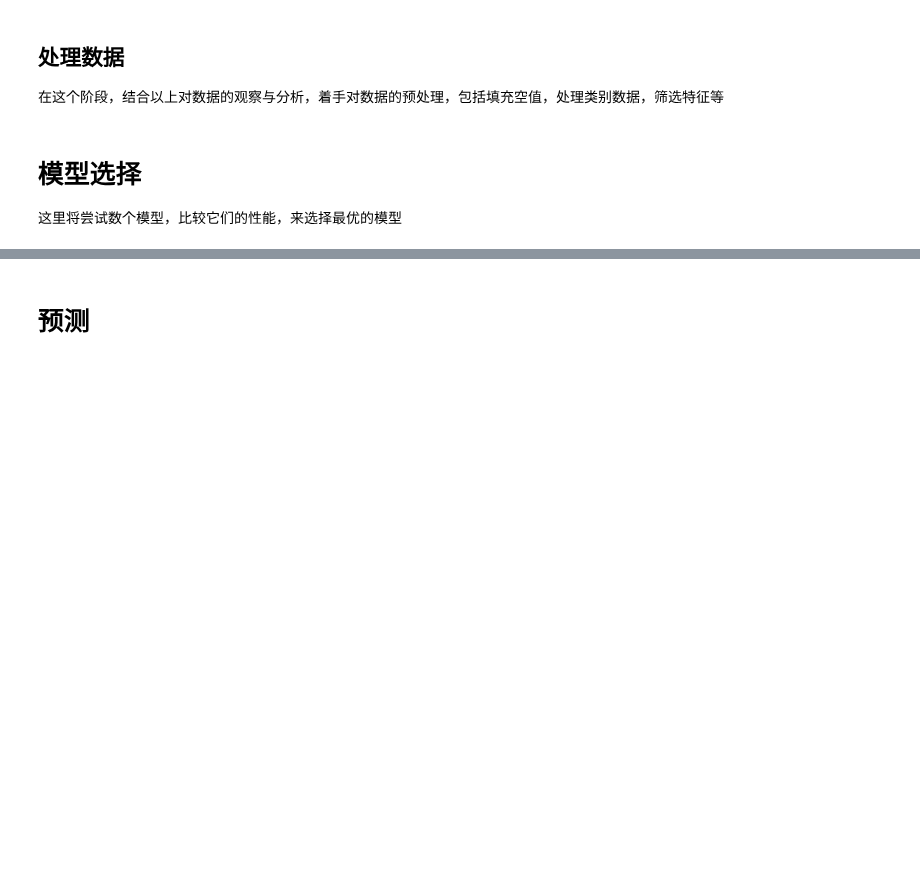
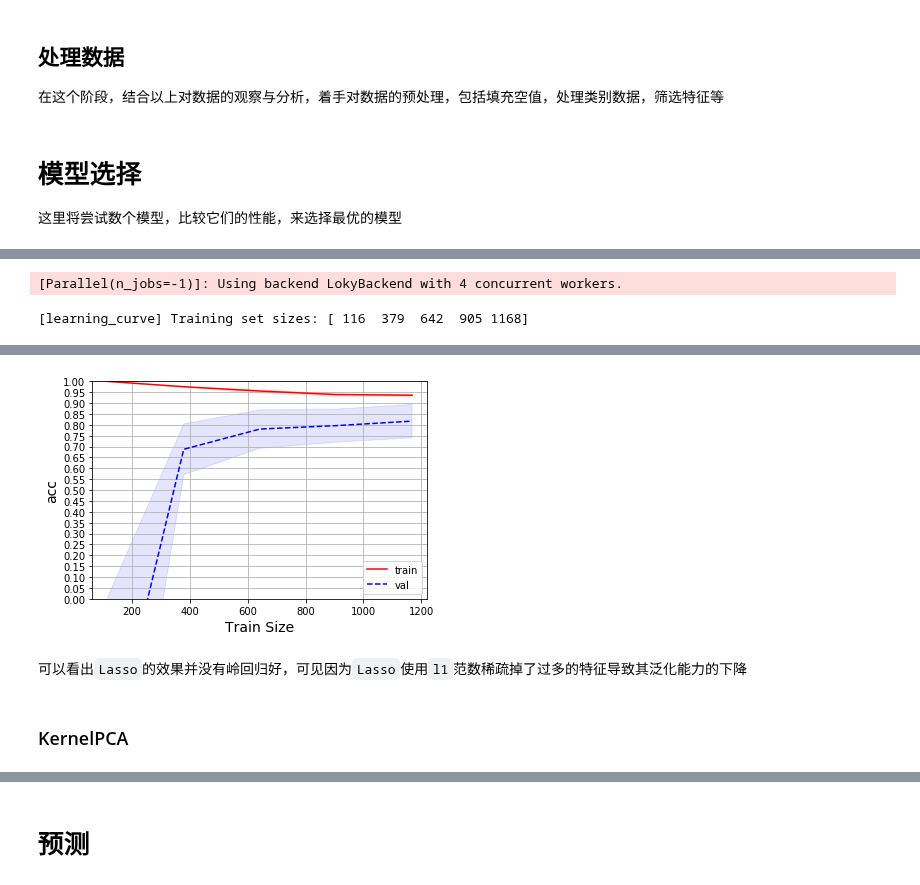
Before and after one commit to coldJune/machineLearning, a Jupyter notebook: kaggle/Predict House Prices.ipynb, the cells around one changed output, grey strips where cells are left out. Saved outputs shown, nothing was run; the diff lists cells and outputs as text; code cells hidden in the pictures; blank space fills up the shorter version.

```diff
--- a/kaggle/Predict House Prices.ipynb
+++ b/kaggle/Predict House Prices.ipynb
@@ -193,0 +273,7 @@ x_train = full_pipeline.fit_transform(x_train)
+# %%
+from sklearn.linear_model import Lasso
+lasso = Lasso(alpha=0.1)
+lasso_pred = cross_val_predict(lasso, x_train, y_train,
+                               cv=3, verbose=True, n_jobs=-1)
+lasso_mse = mean_squared_error(lasso_pred, y_train)
+np.sqrt(lasso_mse)
@@ -193,0 +284,5 @@ x_train = full_pipeline.fit_transform(x_train)
+# %%
+plot_learning_curve(lasso, x_train, y_train)
+# %% [output]
+[Parallel(n_jobs=-1)]: Using backend LokyBackend with 4 concurrent workers.
+[learning_curve] Training set sizes: [ 116  379  642  905 1168]
@@ -194,2 +290,7 @@ x_train = full_pipeline.fit_transform(x_train)
+[figure, added]
+# %% [markdown]
+可以看出`Lasso`的效果并没有岭回归好，可见因为`Lasso`使用`l1`范数稀疏掉了过多的特征导致其泛化能力的下降
+# %% [markdown]
+### KernelPCA
 # %%
 from sklearn.decomposition import KernelPCA
```
Also changed, not shown: parts of 20 cells of this notebook, 3 other files.
